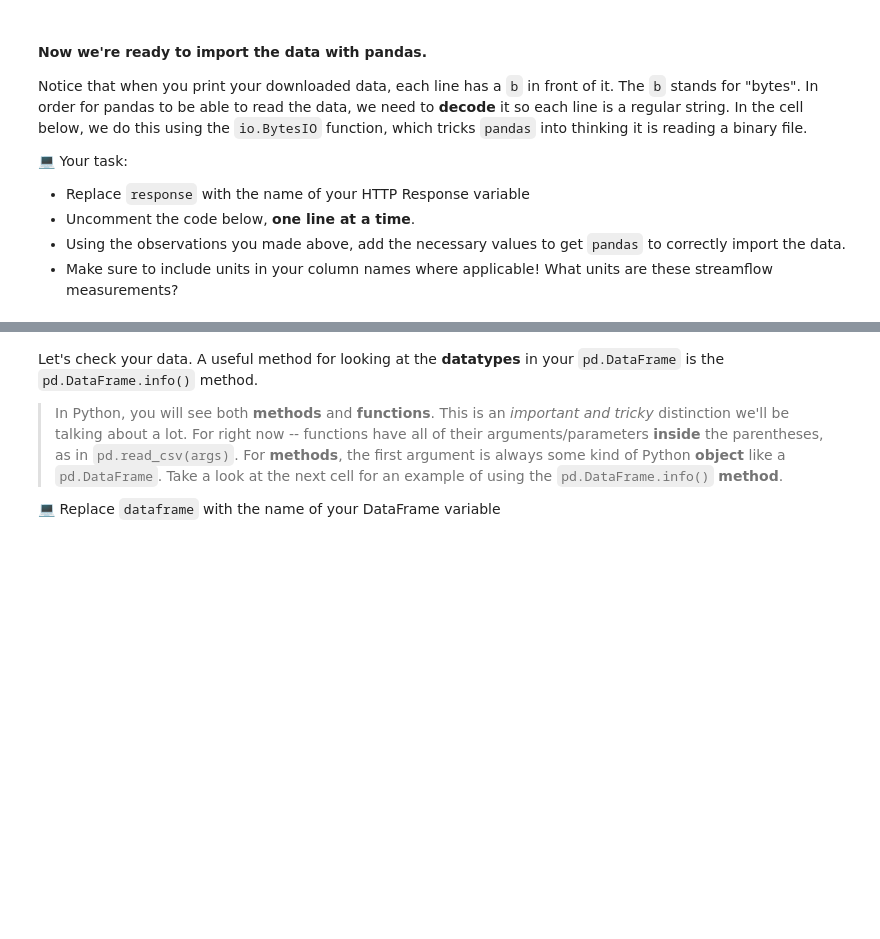
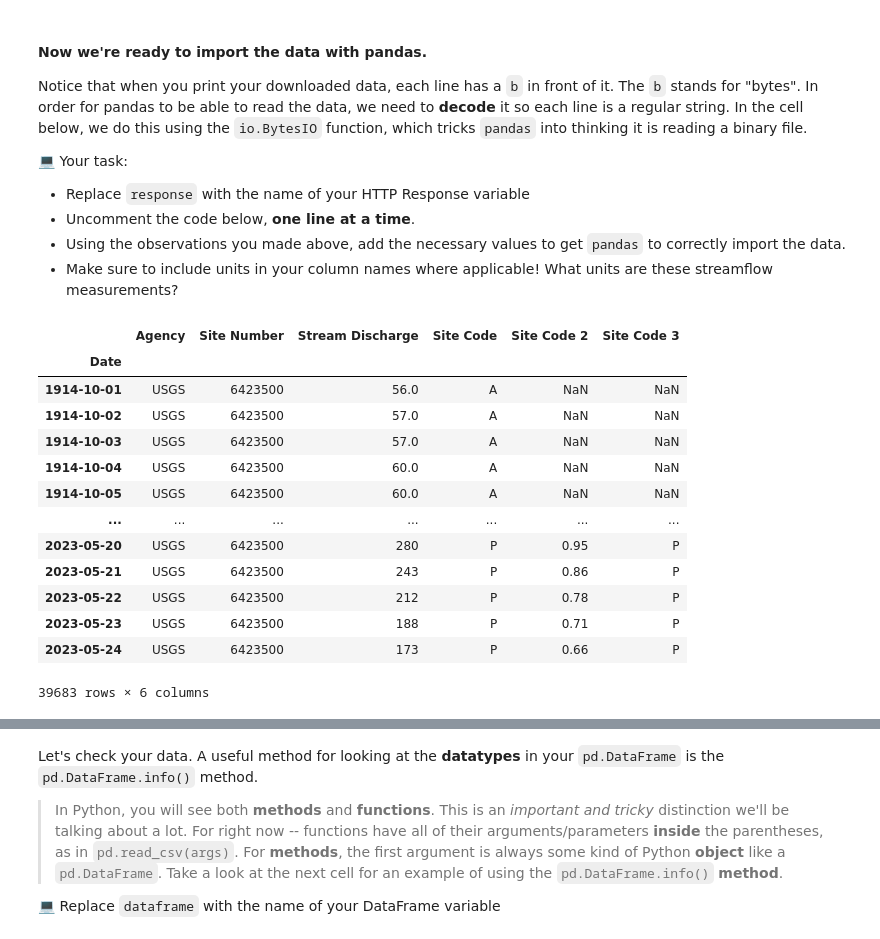
Before and after one commit to KiStroh/time-series-data-KiStroh, a Jupyter notebook: stars-02-time-series.ipynb, the cells around one changed output, grey strips where cells are left out. Drawn from its saved outputs; the diff is of its cells as text; code cells hidden in the pictures; blank space fills up the shorter version.

```diff
--- a/stars-02-time-series.ipynb
+++ b/stars-02-time-series.ipynb
@@ -221,11 +212,9 @@ In the cell below complete the following task:
 2. Download the data using the provided code.
 3. Save the result (or HTTP Response) to a **descriptive variable**, and call the variable at the end of the cell.
 # %%
-nwis_url = 'https://waterdata.usgs.gov/nwis/dv?cb_all_=on&cb_00060='
+nwis_url = ('https://waterdata.usgs.gov/nwis/dv?cb_all_=on&cb_00060='
 'on&cb_00065=on&format=rdb&site_no=06423500&legacy=&referred_module'
-'=sw&period=&begin_date=2022-05-24&end_date=2023-05-24'
-
-# raise NotImplementedError()
+'=sw&period=&begin_date=1914-10-01&end_date=2023-05-24')
 
 # Download data using a GET HTTP Request
 Req = requests.get(nwis_url)
@@ -315,17 +292,28 @@ Notice that when you print your downloaded data, each line has a `b` in front of
   * Make sure to include units in your column names where applicable! What units are these streamflow measurements?
 # %%
 pd.read_csv(
-    BytesIO(response.content),
+    BytesIO(Req.content),
     comment='#',
-    #delimiter='',
-    #skiprows=[],
-    #names=[],
-    #index_col='',
-    #parse_dates=True,
-)
-
-# YOUR CODE HERE
-raise NotImplementedError()
+    delimiter='\t',
+    skiprows=[30, 31],
+    names=['Agency', 'Site Number', 'Date', 'Stream Discharge', 'Site Code', 'Site Code 2', 'Site Code 3'],
+    index_col='Date',
+    parse_dates=True,)
+# %% [output]
+|  | Agency | Site Number | Stream Discharge | Site Code | Site Code 2 | Site Code 3 |
+| Date |  |  |  |  |  |  |
+| 1914-10-01 | USGS | 6423500 | 56.0 | A | NaN | NaN |
+| 1914-10-02 | USGS | 6423500 | 57.0 | A | NaN | NaN |
+| 1914-10-03 | USGS | 6423500 | 57.0 | A | NaN | NaN |
+| 1914-10-04 | USGS | 6423500 | 60.0 | A | NaN | NaN |
+| 1914-10-05 | USGS | 6423500 | 60.0 | A | NaN | NaN |
+| ... | ... | ... | ... | ... | ... | ... |
+| 2023-05-20 | USGS | 6423500 | 280 | P | 0.95 | P |
+| 2023-05-21 | USGS | 6423500 | 243 | P | 0.86 | P |
+| 2023-05-22 | USGS | 6423500 | 212 | P | 0.78 | P |
+| 2023-05-23 | USGS | 6423500 | 188 | P | 0.71 | P |
+| 2023-05-24 | USGS | 6423500 | 173 | P | 0.66 | P |
+39683 rows × 6 columns
 # %%
 ans_df = _
 df_points = 0
```
Also changed, not shown: parts of 6 cells of this notebook, 1 other file.
